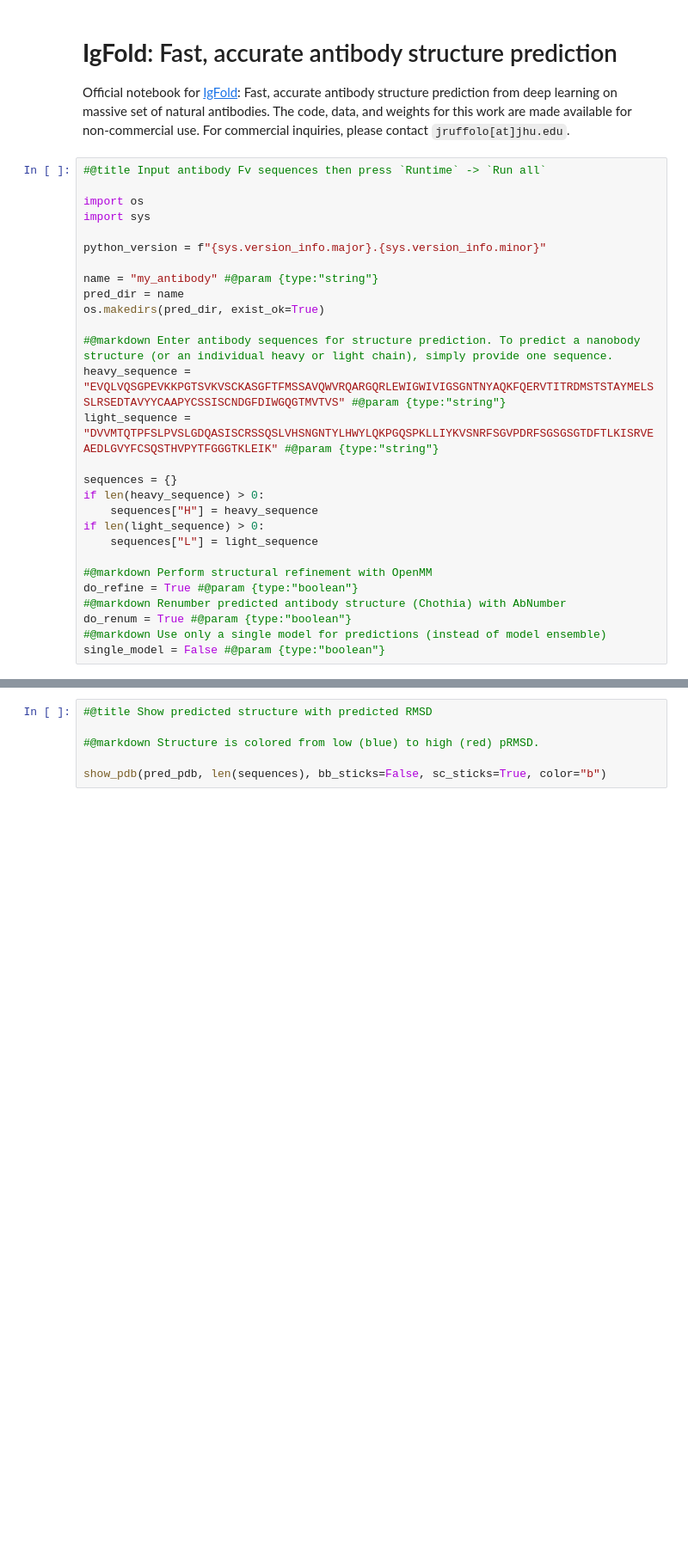
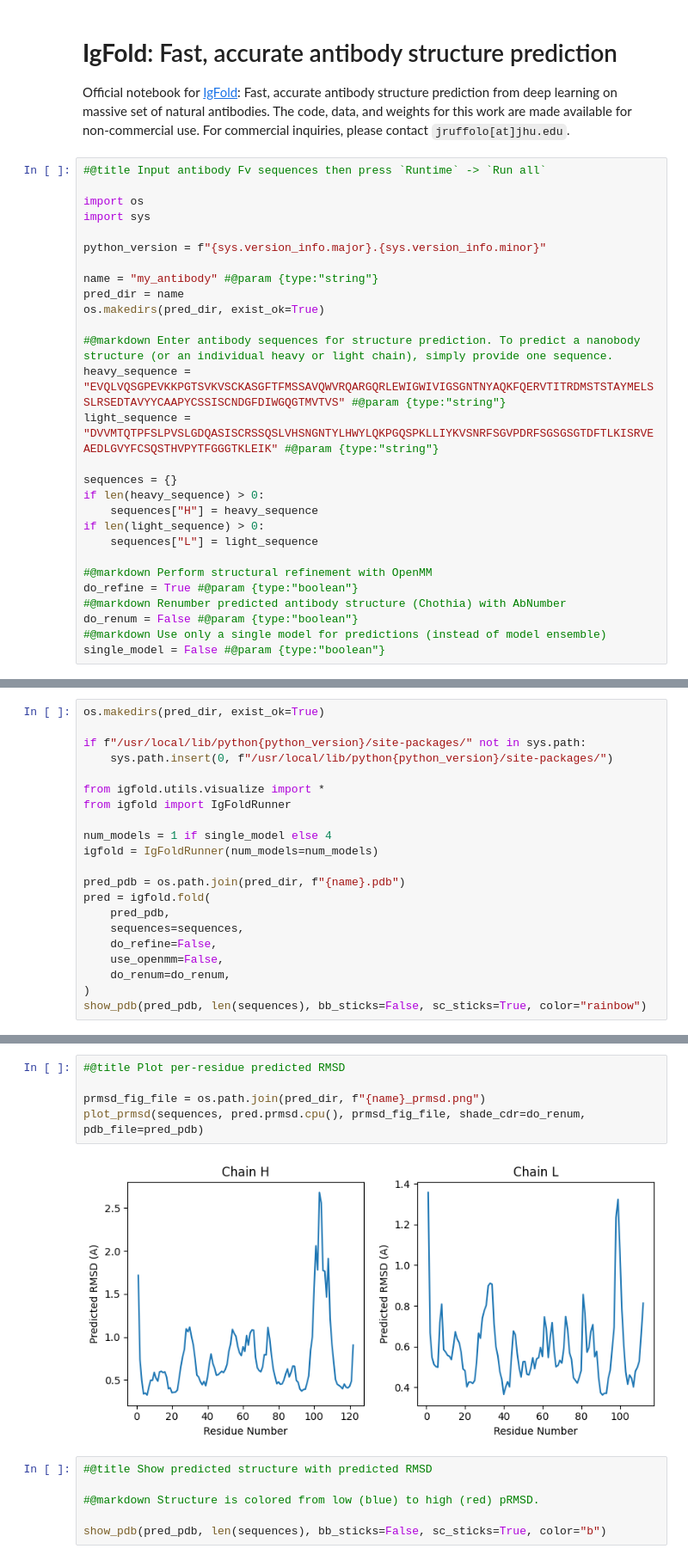
Before and after one commit to Payal1809/Machine-Learning-Projects-, a Jupyter notebook: IgFold.ipynb, the cells around one changed output, grey strips where cells are left out. Shown at 86% size. Saved outputs shown, nothing was run; the diff lists cells and outputs as text; blank space fills up the shorter version.

```diff
--- a/IgFold.ipynb
+++ b/IgFold.ipynb
@@ -29,7 +27,7 @@ if len(light_sequence) > 0:
 #@markdown Perform structural refinement with OpenMM
 do_refine = True #@param {type:"boolean"}
 #@markdown Renumber predicted antibody structure (Chothia) with AbNumber
-do_renum = True #@param {type:"boolean"}
+do_renum = False #@param {type:"boolean"}
 #@markdown Use only a single model for predictions (instead of model ensemble)
 single_model = False #@param {type:"boolean"}
 # %%
@@ -113,0 +154,21 @@ class IgFoldRunner(object):
+# %%
+os.makedirs(pred_dir, exist_ok=True)
+
+if f"/usr/local/lib/python{python_version}/site-packages/" not in sys.path:
+    sys.path.insert(0, f"/usr/local/lib/python{python_version}/site-packages/")
+
+from igfold.utils.visualize import *
+from igfold import IgFoldRunner
+
+num_models = 1 if single_model else 4
+igfold = IgFoldRunner(num_models=num_models)
+
+pred_pdb = os.path.join(pred_dir, f"{name}.pdb")
+pred = igfold.fold(
+    pred_pdb,
+    sequences=sequences,
+    do_refine=False,
+    use_openmm=False,
+    do_renum=do_renum,
+)
+show_pdb(pred_pdb, len(sequences), bb_sticks=False, sc_sticks=True, color="rainbow")
@@ -114,3 +189,10 @@ class IgFoldRunner(object):
+# %%
+#@title Plot per-residue predicted RMSD
+
+prmsd_fig_file = os.path.join(pred_dir, f"{name}_prmsd.png")
+plot_prmsd(sequences, pred.prmsd.cpu(), prmsd_fig_file, shade_cdr=do_renum, pdb_file=pred_pdb)
+# %% [output]
+[figure, added]
 # %%
 #@title Show predicted structure with predicted RMSD
 
```
Also changed, not shown: parts of 11 cells of this notebook.
